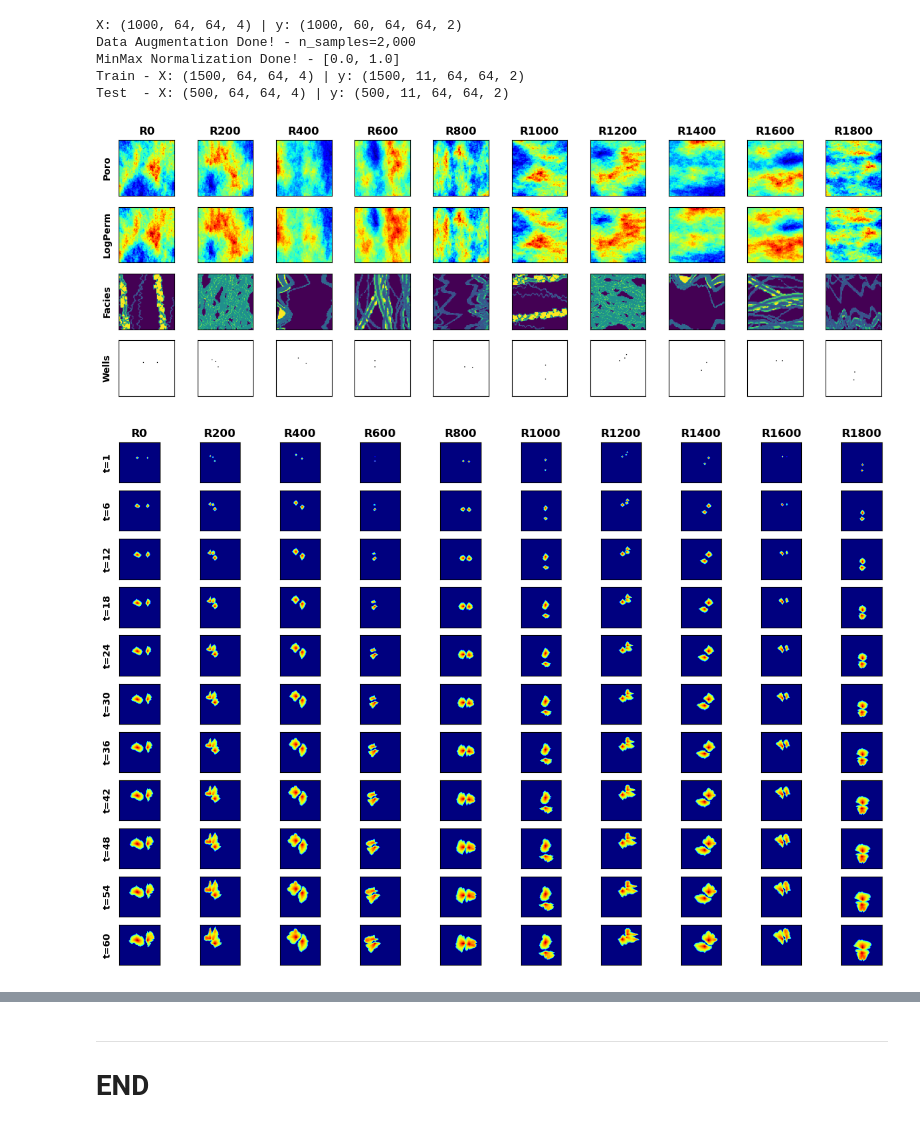
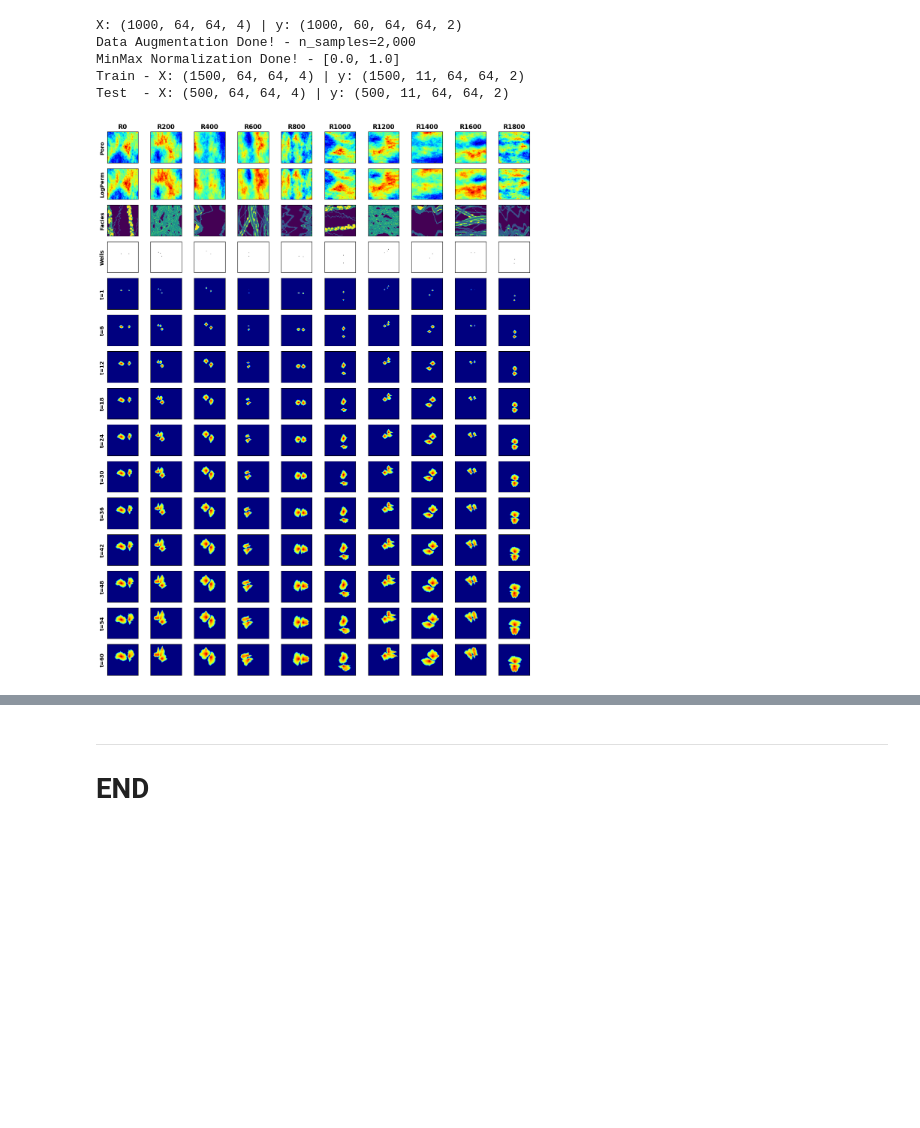
Before and after one commit to misaelmmorales/Stochastic-pix2vid, a Jupyter notebook: CNN_RNN_CO2_v2.ipynb, the cells around one changed output, grey strips where cells are left out. Saved outputs shown, nothing was run; the diff lists cells and outputs as text; code cells hidden in the pictures; blank space fills up the shorter version.

```diff
--- a/CNN_RNN_CO2_v2.ipynb
+++ b/CNN_RNN_CO2_v2.ipynb
@@ -22,12 +22,11 @@ MinMax Normalization Done! - [0.0, 1.0]
 Train - X: (1500, 64, 64, 4) | y: (1500, 11, 64, 64, 2)
 Test  - X: (500, 64, 64, 4) | y: (500, 11, 64, 64, 2)
 # %%
-proxy.plot_features(multiplier=200)
-
-proxy.plot_targets(multiplier=200)
+proxy.plot_data(multiplier=200)
+# proxy.plot_features(multiplier=200)
+# proxy.plot_targets(multiplier=200)
 # %% [output]
-[figure, old version]
+[figure, new version]
-[figure, removed]
 # %%
 proxy.make_model()
 #proxy.model.summary()
```
Also changed, not shown: parts of 2 cells of this notebook, 2 other files.
